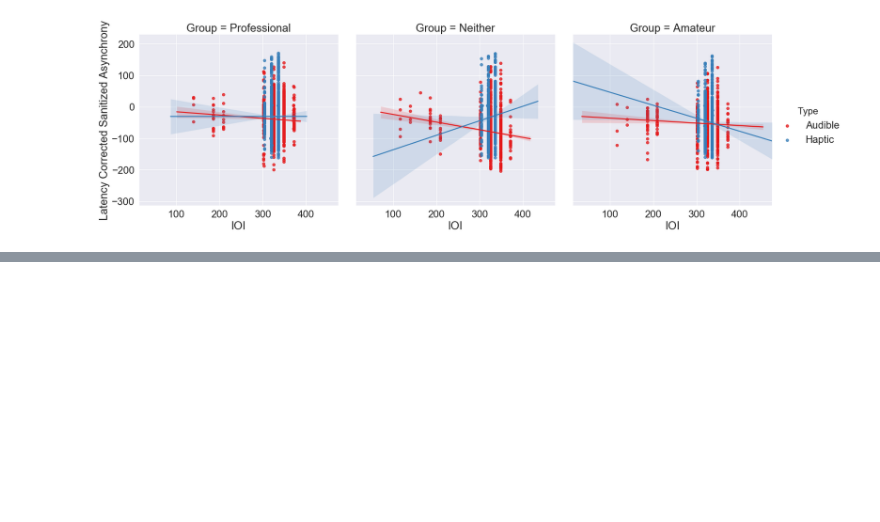
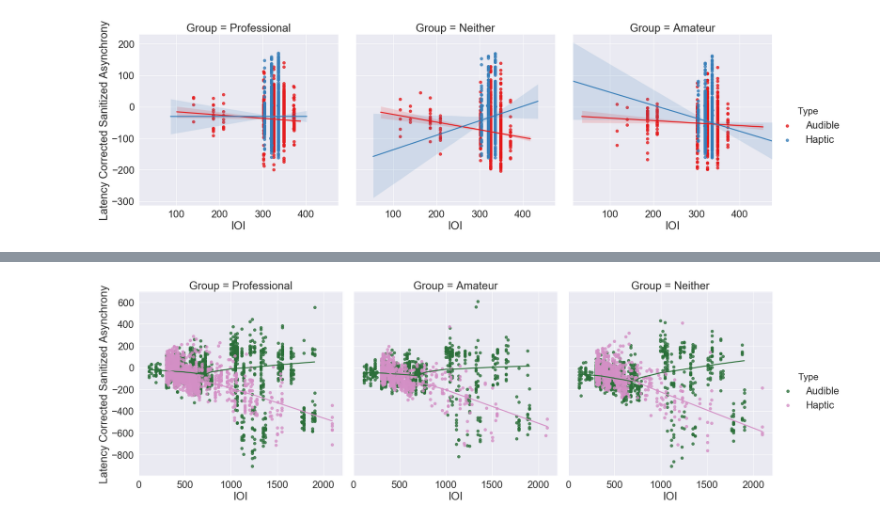
Before and after one commit to nickpourazima/he-sm, a Jupyter notebook: Python/Analysis/Latest_Final_DataAnalysis.ipynb, the cells around one changed output, grey strips where cells are left out. Drawn from its saved outputs; the diff is of its cells as text; code cells hidden in the pictures; blank space fills up the shorter version.

```diff
--- a/Python/Analysis/Latest_Final_DataAnalysis.ipynb
+++ b/Python/Analysis/Latest_Final_DataAnalysis.ipynb
@@ -69,0 +75,5 @@ sns.lmplot("IOI","Latency Corrected Sanitized Asynchrony",col="Group",hue="Type"
+# %%
+sns.lmplot("IOI","Latency Corrected Sanitized Asynchrony",col="Group",hue="Type",lowess=True,data=df[df.Test.isin(a3+a4+h2)], palette="cubehelix",height=7,aspect=1)
+plt.savefig('LCSA_IOI_Dynamic_GS.png');
+# %% [output]
+[figure, added]
```
Also changed, not shown: parts of 2 cells of this notebook, 26 other files.
